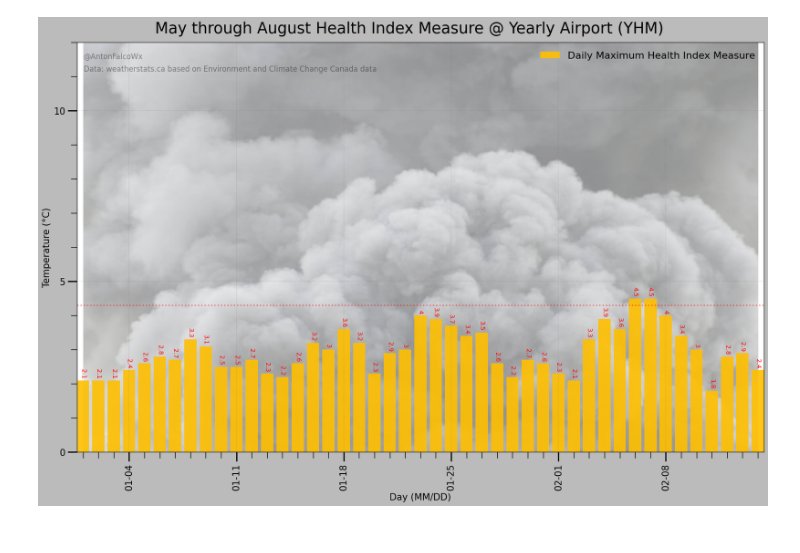
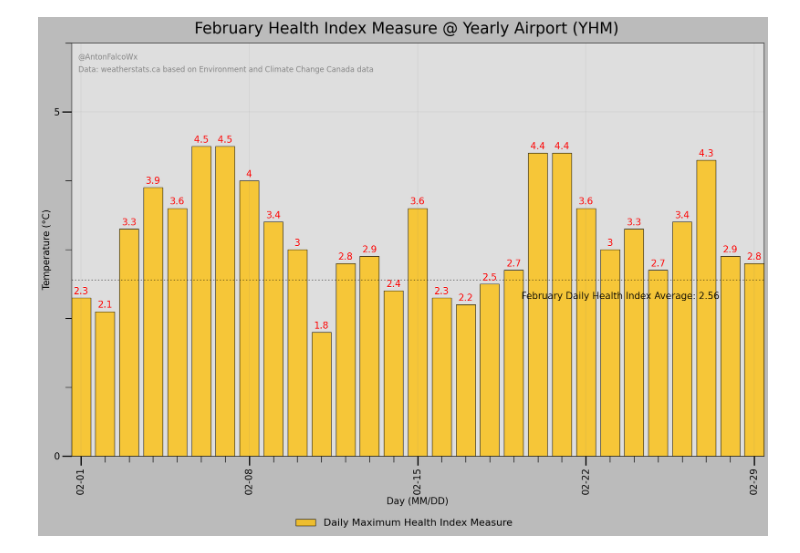
Before and after one commit to antonfalco/2024-YHM-Weather, a Jupyter notebook: YHM 2024 YEARLY OVERVIEW.ipynb, the cells around one changed output. Drawn from its saved outputs; the diff is of its cells as text; code cells hidden in the pictures.

```diff
--- a/YHM 2024 YEARLY OVERVIEW.ipynb
+++ b/YHM 2024 YEARLY OVERVIEW.ipynb
@@ -375,5 +411,14 @@ plt.close()
 # %%
-#Un-Comment to use for monthly breakdown
-#Yearly = pd.read_excel(r'C:\Users\Anton\Desktop\Visualization\YHM Reports\YHM 2024\Yearly.xlsx')
-#Yearly = Yearly[(Yearly['date'] >= '2024-01-01') & (Yearly['date'] < '2024-02-01')].reset_index()
-#Yearly.tail(10)
+#Un-Comment to use for monthly health breakdown
+Yearly = pd.read_excel(r'C:\Users\Anton\Desktop\Visualization\YHM Reports\YHM 2024\Yearly.xlsx')
+Yearly = Yearly[(Yearly['date'] >= '2024-02-01') & (Yearly['date'] < '2024-03-01')].reset_index()
+Yearly.tail(10)
+
+#For Highest Health Index Monthly
+Highest_Health = Yearly['max_health_index'].max()
+Date_Highest_Health = Yearly.loc[Yearly['max_health_index'].idxmax(), 'date'].date()
+print(f"Highest Health Index = {Highest_Health:.2f} on {Date_Highest_Health}")
+
+#For Monthly Average
+Monthly_Health = Yearly['avg_health_index'].mean()
+print(f"Monthly Average Health Index = {Monthly_Health:.2f}")
@@ -461,8 +511,8 @@ plt.close()
 # %%
 #SPECIFIC TIME FRAME HEALTH INDEX: BAR
 fig, ax = plt.subplots(figsize=(20,12))
-fig.suptitle('May through August Health Index Measure @ Yearly Airport (YHM)',  y=.92, fontweight='bold', fontsize=25)
-#ax.set_facecolor('#DEDEDE')
+fig.suptitle('February Health Index Measure @ Yearly Airport (YHM)',  y=.92, fontweight='bold', fontsize=25)
+ax.set_facecolor('#DEDEDE')
 fig.patch.set_facecolor('#bbb')
 
 
@@ -476,29 +526,25 @@ fig.patch.set_facecolor('#bbb')
 #fig.patch.set_facecolor('#bbb')
 
 
-#Background Image
-Day = (Yearly['date'])
-health = (Yearly['max_health_index'])
-
-x_min = min(Day)
-x_max = max(Day)
-
-img_extent = [x_min, x_max, 0, 12]
-img = mpimg.imread(r'C:\Users\Anton\Desktop\Visualization\smoke.jpg')
-ax.imshow(img, extent=img_extent, aspect='auto', alpha=0.5)
-
+##Background Image
+#Day = (Yearly['date'])
+#Health = (Yearly['max_health_index'])
+#
+#img_extent = [min(Day), max(Day), 0, 12]
+#img = mpimg.imread(r'C:\Users\Anton\Desktop\Visualization\smoke.jpg')
+#ax.imshow(img, extent=img_extent, aspect='auto', alpha=0.35)
 
 
 #Bar Plot
 Day = (Yearly['date'])
 Max_Health = (Yearly['max_health_index'])
 
-rects1 = ax.bar((Yearly['date']), Yearly['max_health_index'], width=0.8, label='Max', color='#FFBF00', alpha=0.9)
-plt.bar_label(rects1, padding=3, fontsize=10, color='red', label_type='edge',  rotation=270, fontweight='bold')
+rects1 = ax.bar((Yearly['date']), Yearly['max_health_index'], width=0.8, label='Max', color='#FFBF00', alpha=0.75, edgecolor='black')
+plt.bar_label(rects1, padding=3, fontsize=15, color='red', label_type='edge', fontweight='bold')  # rotation=270,
 
 
 #Legends
-ax.legend(["Daily Maximum Health Index Measure"],fontsize=16, loc=1, frameon=False)
+ax.legend(["Daily Maximum Health Index Measure"],fontsize=16, loc=1, bbox_to_anchor=(0.65, -0.13), ncol=2, frameon=False)
 
 
 #Labels (right plot)
@@ -510,7 +556,7 @@ ax.set_ylabel('Temperature (°C)',fontweight='bold', fontsize=15)
 #Temperature & Day X/Y-axis
 ax.margins(x=0)
 ax.margins(y=0)
-ax.set_ylim([0, 12])
+ax.set_ylim([0, 6])
 
 #Changing the x and y axis intervals (ticks)
 ax.xaxis.set_minor_locator(MultipleLocator())
@@ -528,34 +574,34 @@ ax.xaxis.set_major_formatter(date_form)
 
 #Adding name and two line labels
 plt.text(0.01, 0.96, '@AntonFalcoWx', fontsize = 12, transform=ax.transAxes, alpha=0.4)
 plt.text(0.01, 0.93, 'Data: weatherstats.ca based on Environment and Climate Change Canada data', fontsize = 12, transform=ax.transAxes, alpha=0.4)
-#plt.text(0.63, 0.90, '2024 Daily Health Index Average: January through August (4.1)',color='red', fontsize = 12, transform=ax.transAxes, alpha=0.9)
+plt.text(0.65, 0.38, 'February Daily Health Index Average: 2.56',color='black', fontsize = 15, transform=ax.transAxes, alpha=0.9)
 #plt.text(0.69, 0.87, 'Notable Wildfire Smoke Events: Highlighted Gray', color='black', fontsize=12, transform=ax.transAxes)
 
 #Average lines (Average Health Index)
-ax.axhline(4.3,0,28,color='r', linewidth=2.0, linestyle='dotted', alpha=0.5)
+ax.axhline(2.56,0,28,color='black', linewidth=2.0, linestyle='dotted', alpha=0.5)
 
 #Shaded background (Background Red)
 #ax.axhspan(11.5, 0, alpha=0.2, color='r')
 
 #Vertical Shading (smoke)
 #start_date = dt.datetime(2024, 6, 5)
 #end_date = dt.datetime(2024, 6, 8)
 #ax.axvspan(start_date, end_date, alpha=0.7, color='gray')
 #
 #start_date = dt.datetime(2024, 6, 27)
 #end_date = dt.datetime(2024, 7, 2)
 #ax.axvspan(start_date, end_date, alpha=0.7, color='gray')
 
 
 #Date formatter
 date_form = DateFormatter("%m-%d")
 ax.xaxis.set_major_formatter(date_form)
 
 
 #plt.savefig('YHM May through August Smoke.jpg', dpi=300)
 plt.show()
 plt.close()
 # %% [output]
-[figure, old version]
+[figure, new version]
 # %%
```
Also changed, not shown: parts of 16 cells of this notebook.
